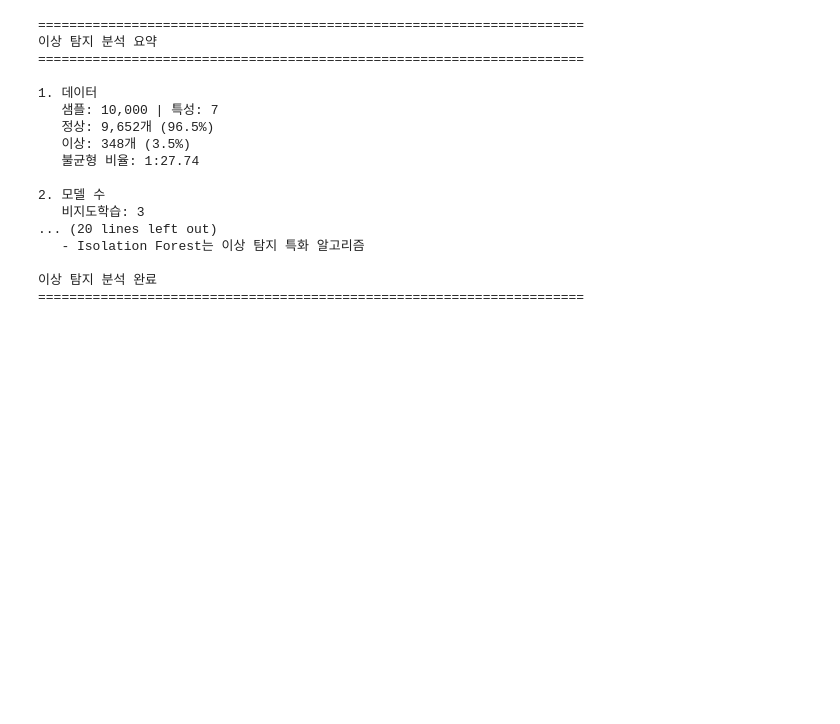
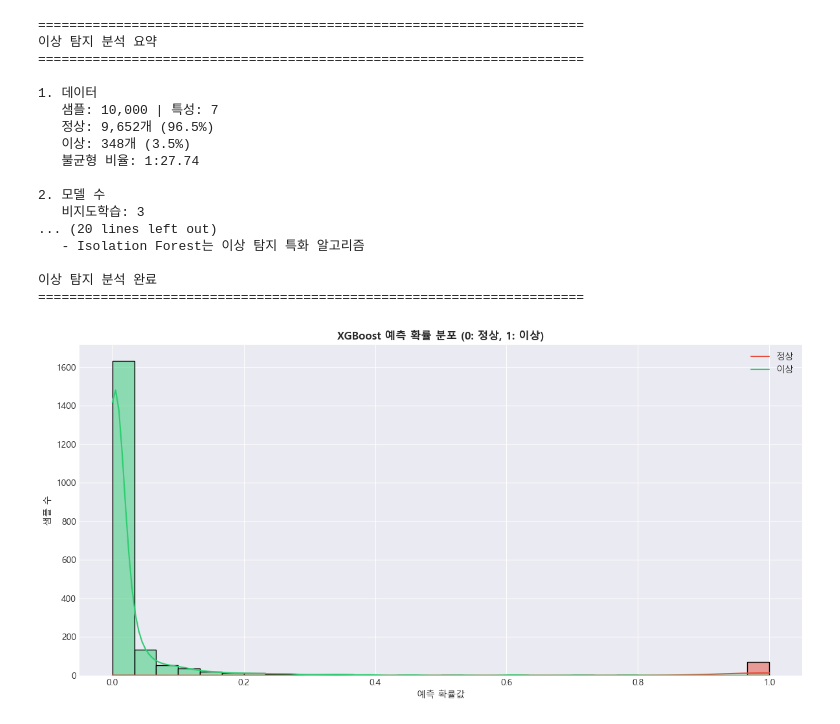
Before and after one commit to kwaksoyoung94/indai, a Jupyter notebook: AnomalyDetectionProject/Machine_Predictive_Maintenance.ipynb, the cells around one changed output. Cells and saved outputs as stored; diff of their text form; code cells hidden in the pictures; blank space fills up the shorter version.

```diff
--- a/AnomalyDetectionProject/Machine_Predictive_Maintenance.ipynb
+++ b/AnomalyDetectionProject/Machine_Predictive_Maintenance.ipynb
@@ -649,3 +649,15 @@ print("="*70)
 
 이상 탐지 분석 완료
 ======================================================================
+# %%
+## 예측 확률값 분포 시각화 (XGBoost)
+plt.figure(figsize=(12, 6))
+sns.histplot(x=supervised_proba['XGBoost'], hue=y_test, bins=30, kde=True, palette=['#2ecc71', '#e74c3c'])
+plt.title('XGBoost 예측 확률 분포 (0: 정상, 1: 이상)', fontweight='bold')
+plt.xlabel('예측 확률값')
+plt.ylabel('샘플 수')
+plt.legend(['정상', '이상'])
+plt.tight_layout()
+plt.show()
+# %% [output]
+[figure, added]
```
Also changed, not shown: 39 other files.
